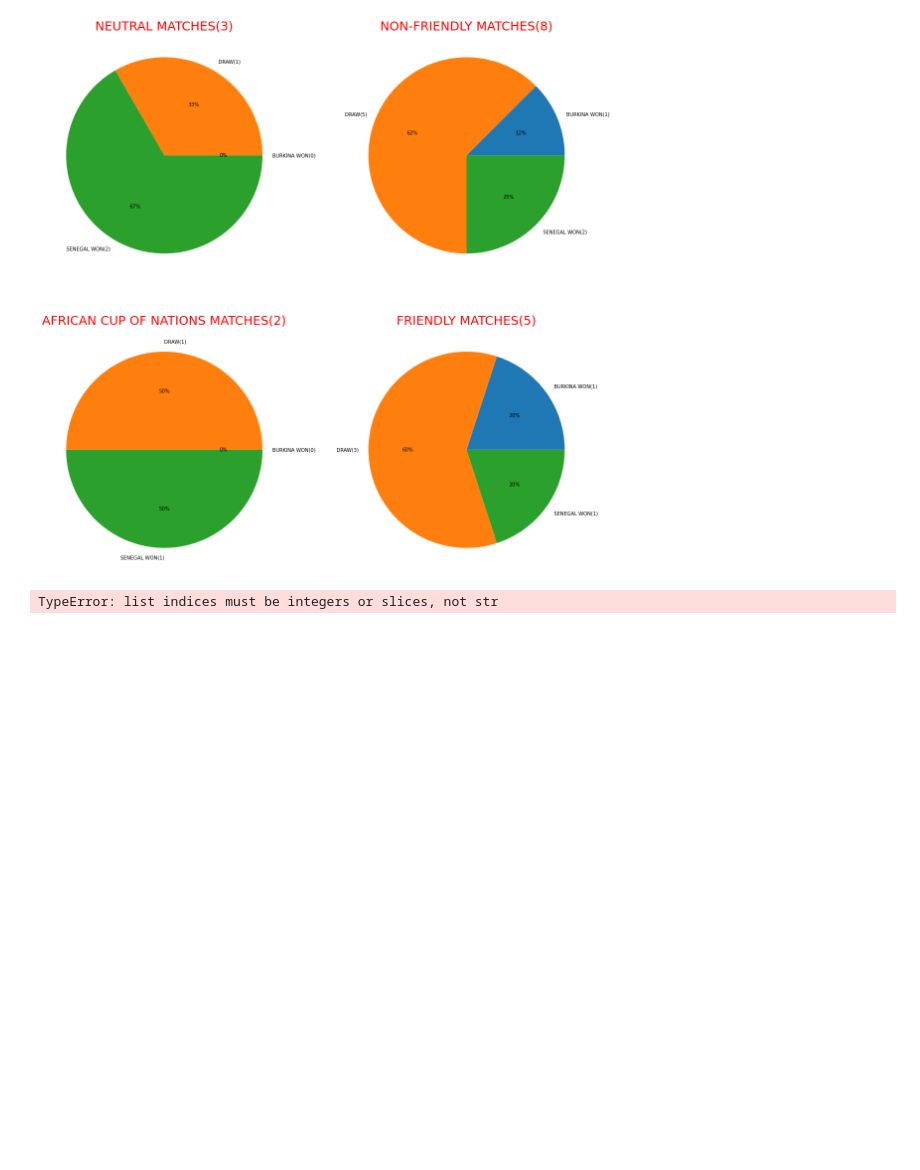
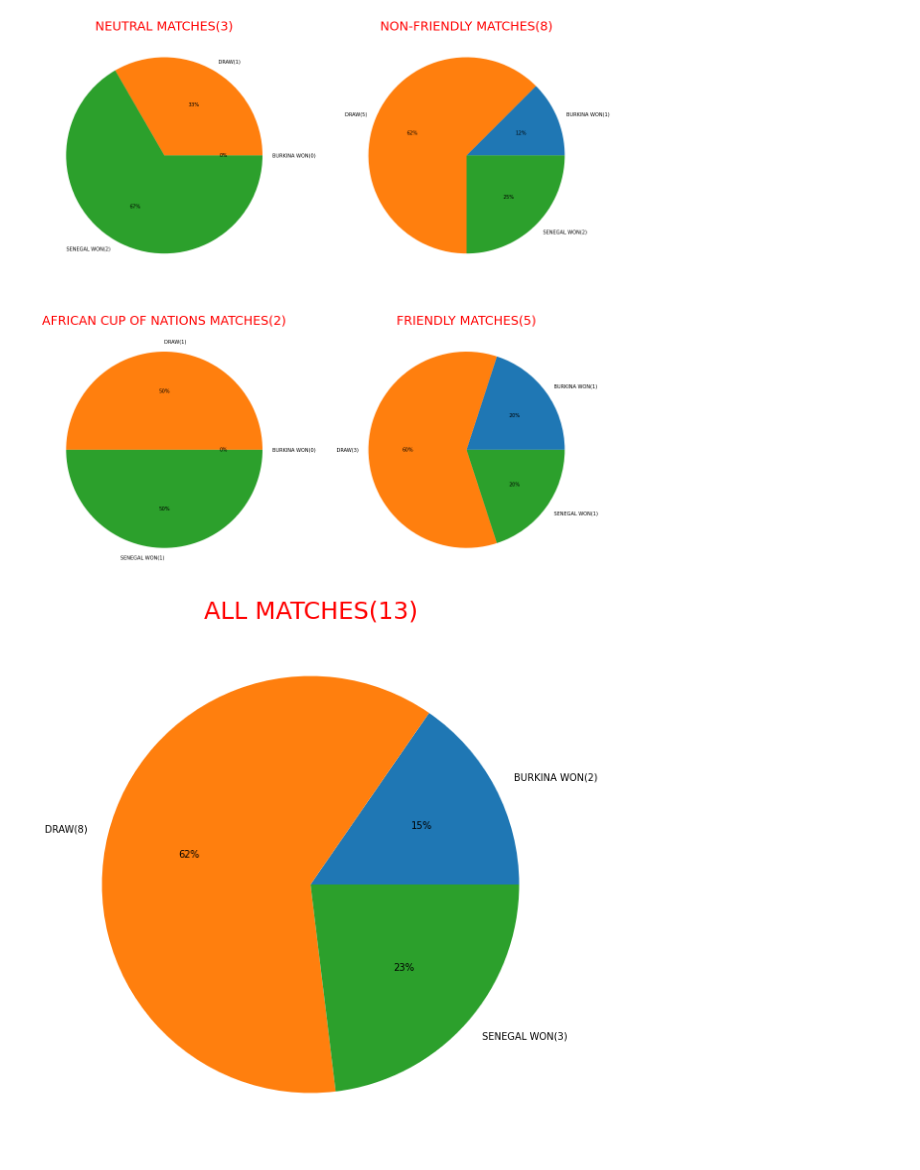
Before and after one commit to sankarebarri/AFCON_2022, a Jupyter notebook: semiFinal/Burkina_Senegal_SemiFinal.ipynb, the cells around one changed output. Saved outputs shown, nothing was run; the diff lists cells and outputs as text; code cells hidden in the pictures; blank space fills up the shorter version.

```diff
--- a/semiFinal/Burkina_Senegal_SemiFinal.ipynb
+++ b/semiFinal/Burkina_Senegal_SemiFinal.ipynb
@@ -142,15 +142,15 @@ plt.savefig("images/burkina_senegal1.png")
 [figure]
 # %%
 labels = [f'BURKINA WON({all_match[0]})', f'DRAW({all_match[1]})', f'SENEGAL WON({all_match[2]})']
-sizes = get_results(all_match, 'Burkina Faso', 'Senegal')
+sizes = get_results(bur_sen, 'Burkina Faso', 'Senegal')
 
 fig, ax1 = plt.subplots(figsize=(10, 10))
 
 ax1.pie(sizes, labels=labels, autopct='%.0f%%')
 ax1.set_title(f'ALL MATCHES({sum(all_match)})', color='r', fontsize=25)
 
 
 #plt.show()
 plt.savefig("images/burkina_senegal2.png")
 # %% [output]
-TypeError: list indices must be integers or slices, not str
+[figure, added]
```
Also changed, not shown: 1 other file.
